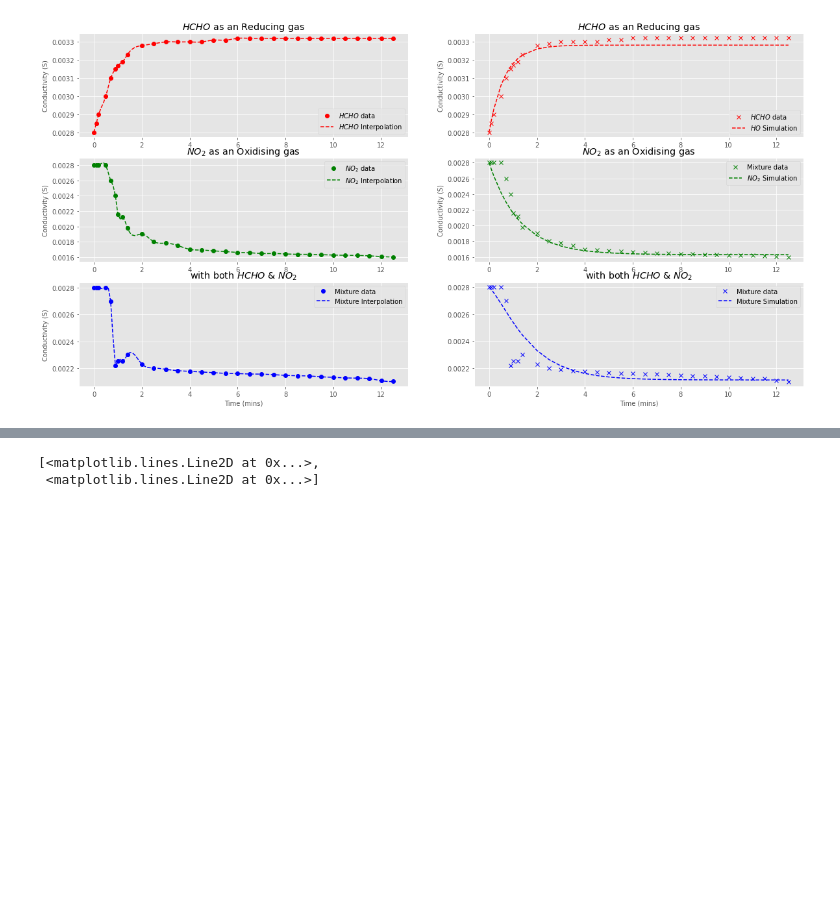
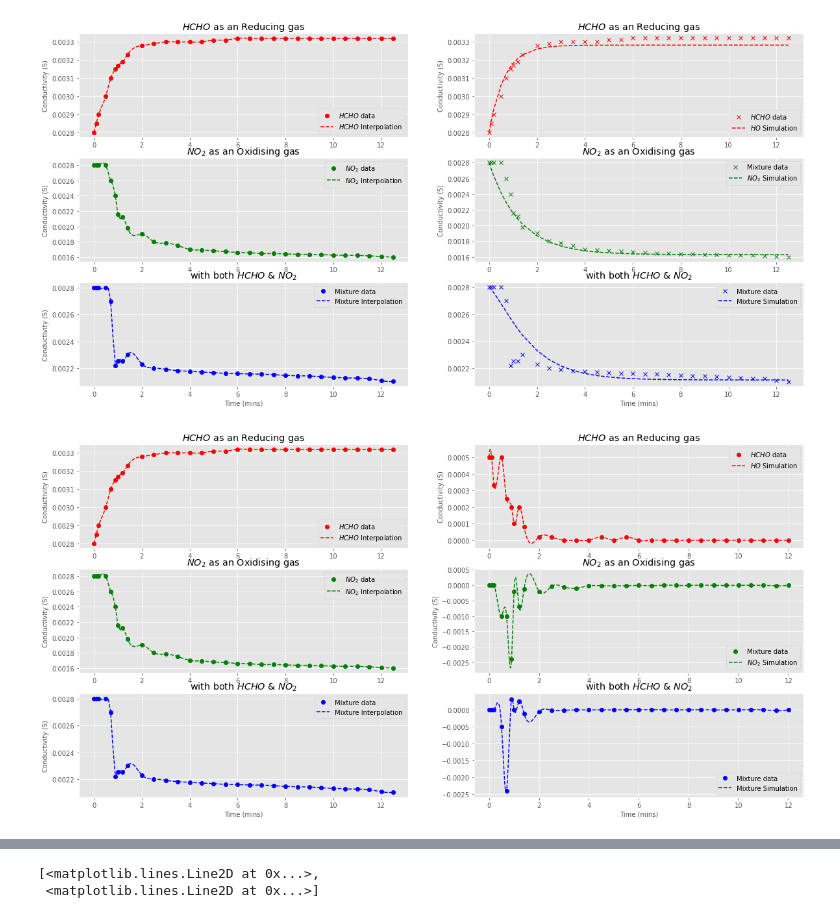
Before and after one commit to Blessing-Mvana-Nhlozi/Physics-Hons-Project, a Jupyter notebook: Gas_Sensor_Conductivity_Simulation.ipynb, the cells around one changed output, grey strips where cells are left out. Cells and saved outputs as stored; diff of their text form; code cells hidden in the pictures; blank space fills up the shorter version.

```diff
--- a/Gas_Sensor_Conductivity_Simulation.ipynb
+++ b/Gas_Sensor_Conductivity_Simulation.ipynb
@@ -133,3 +133,71 @@ plt.title('with both $HCHO$ & $NO_2$')
 plt.show()
 # %% [output]
 [figure]
+# %%
+def D(x,y):
+    yprime=np.diff(y)/np.diff(x)
+    for i in range(len((yprime))):
+        xprime=(x[i+1]+x[i])/2
+        return xprime,yprime
+# %%
+xprime,HCHOprime=D(df.Time, df.HCHO)
+xprime,NO2prime=D(df.Time, df.NO2)
+xprime,MIXTUREprime=D(df.Time, df.MIXTURE)
+
+
+xDP,HCHODP=D(df.Time[0:-1],HCHOprime)
+xDP,NO2DP=D(df.Time[0:-1],NO2prime)
+xDP,MIXTUREDP=D(df.Time[0:-1],MIXTUREprime)
+# %%
+f1prime = interp1d(df.Time[0:-1], HCHOprime, kind='cubic')
+f2prime = interp1d(df.Time[0:-1], NO2prime, kind='cubic')
+f3prime = interp1d(df.Time[0:-1], MIXTUREprime, kind='cubic')
+xnew2=np.linspace(0, 12, num=2400, endpoint=True)
+# %%
+plt.subplot(321)
+plt.plot(df.Time,df.HCHO, 'ro', )
+plt.plot(xnew, f1(xnew), 'r--')
+plt.ylabel('Conductivity (S)', {'size': 10})
+plt.legend(['$HCHO$ data', '$HCHO$ Interpolation'], loc='best')
+plt.title('$HCHO$ as an Reducing gas')
+
+plt.subplot(322)
+plt.plot(df.Time[0:-1],HCHOprime, 'ro')
+plt.plot(xnew2,f1prime(xnew2), 'r--')
+plt.ylabel('Conductivity (S)', {'size': 10})
+plt.legend(['$HCHO$ data', '$HO$ Simulation'], loc='best')
+plt.title('$HCHO$ as an Reducing gas')
+
+plt.subplot(323)
+plt.plot(df.Time, df.NO2, 'go')
+plt.plot(xnew, f2(xnew), 'g--')
+plt.ylabel('Conductivity (S)', {'size': 10})
+plt.legend(['$NO_2$ data', '$NO_2$ Interpolation'], loc='best')
+plt.title('$NO_2$ as an Oxidising gas')
+
+plt.subplot(324)
+plt.plot(df.Time[0:-1],NO2prime,'go')
+plt.plot(xnew2,f2prime(xnew2), 'g--')
+plt.ylabel('Conductivity (S)', {'size': 10})
+plt.legend(['Mixture data', '$NO_2$ Simulation'], loc='best')
+plt.title('$NO_2$ as an Oxidising gas')
+
+plt.subplot(325)
+plt.plot(df.Time, df.MIXTURE, 'bo')
+plt.plot(xnew, f3(xnew), 'b--')
+plt.xlabel('Time (mins)', {'size': 10})
+plt.ylabel('Conductivity (S)', {'size': 10})
+plt.legend(['Mixture data', 'Mixture Interpolation'], loc='best')
+plt.title('with both $HCHO$ & $NO_2$')
+
+plt.subplot(326)
+plt.plot(df.Time[0:-1],MIXTUREprime, 'bo')
+plt.plot(xnew2,f3prime(xnew2), 'b--')
+plt.xlabel('Time (mins)', {'size': 10})
+plt.legend(['Mixture data', 'Mixture Simulation'], loc='best')
+plt.title('with both $HCHO$ & $NO_2$')
+
+
+plt.show()
+# %% [output]
+[figure, added]
```
Also changed, not shown: parts of 5 cells of this notebook.
